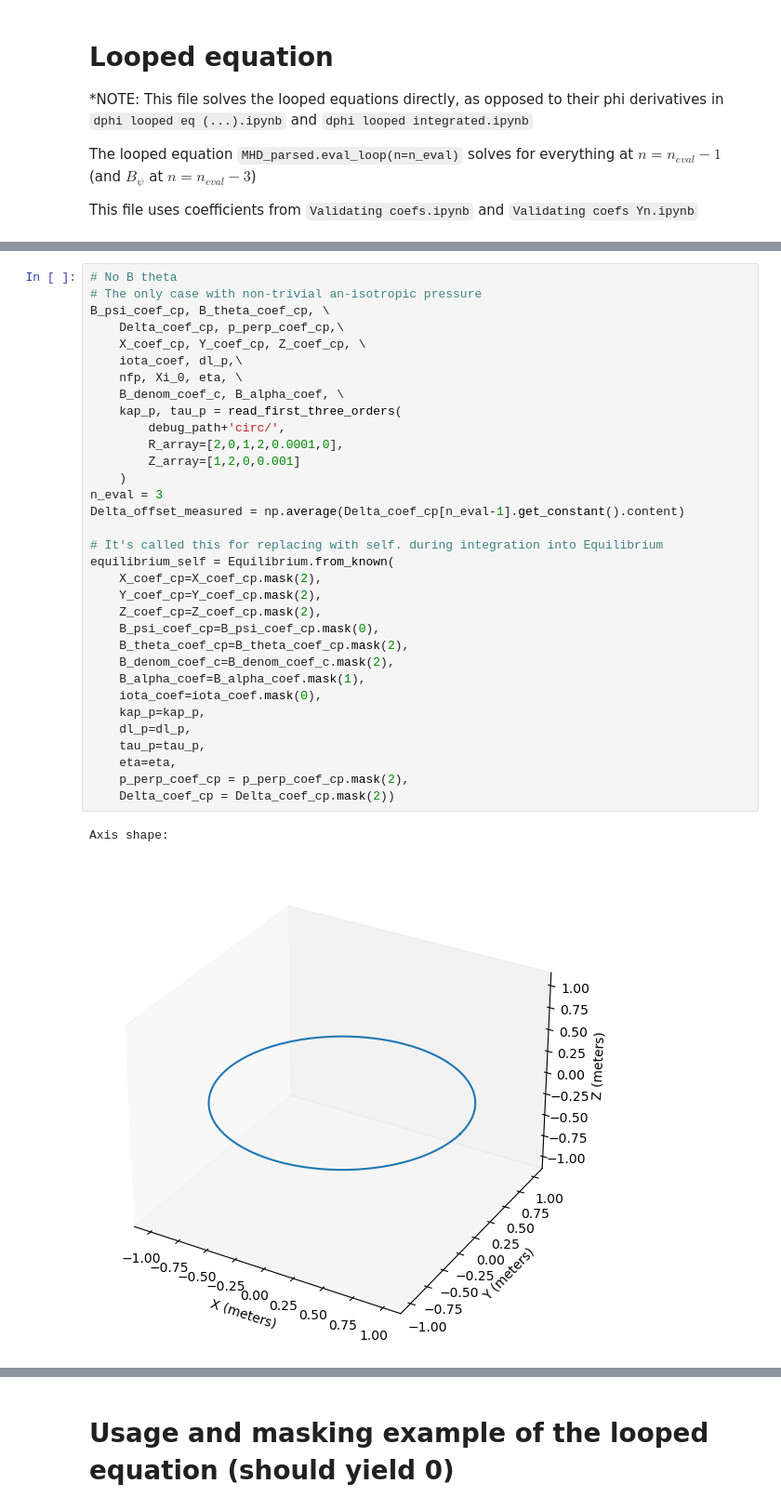
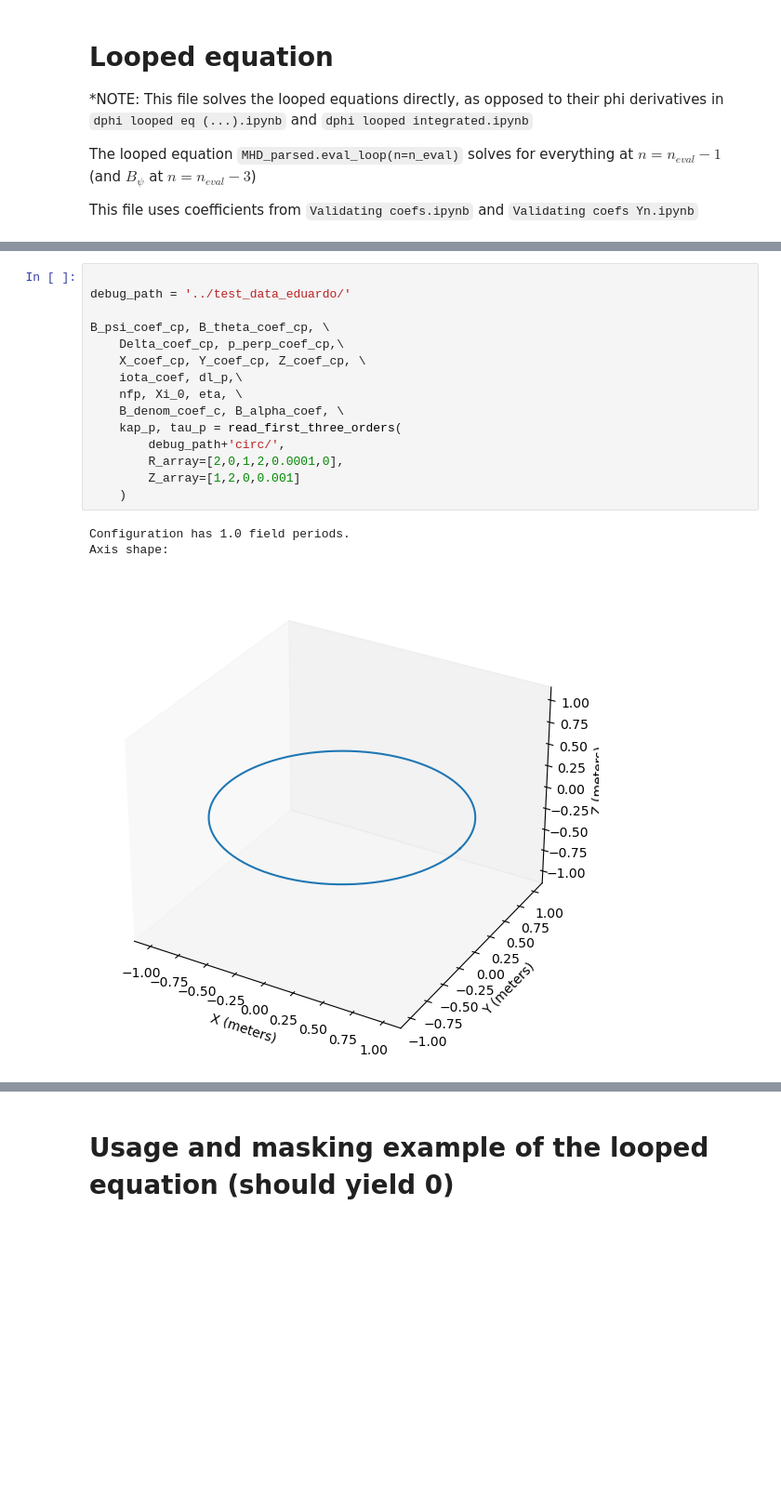
Before and after one commit to lankef/pyAQSC, a Jupyter notebook: examples/Looped even integrated.ipynb, the cells around one changed output, grey strips where cells are left out. Shown at 93% size. Saved outputs shown, nothing was run; the diff lists cells and outputs as text; blank space fills up the shorter version.

Commit message:
fixing incomplete test data from eduardo

```diff
--- a/examples/Looped even integrated.ipynb
+++ b/examples/Looped even integrated.ipynb
@@ -33,36 +26,19 @@ Detected 16 CPU's. Setting n_jobs to #CPU/2.
 # %%
-# No B theta
-# The only case with non-trivial an-isotropic pressure
+
+debug_path = '../test_data_eduardo/'
+
 B_psi_coef_cp, B_theta_coef_cp, \
     Delta_coef_cp, p_perp_coef_cp,\
     X_coef_cp, Y_coef_cp, Z_coef_cp, \
     iota_coef, dl_p,\
     nfp, Xi_0, eta, \
     B_denom_coef_c, B_alpha_coef, \
     kap_p, tau_p = read_first_three_orders(
         debug_path+'circ/',
         R_array=[2,0,1,2,0.0001,0],
         Z_array=[1,2,0,0.001]
     )
-n_eval = 3
-Delta_offset_measured = np.average(Delta_coef_cp[n_eval-1].get_constant().content)
-
-# It's called this for replacing with self. during integration into Equilibrium
-equilibrium_self = Equilibrium.from_known(
-    X_coef_cp=X_coef_cp.mask(2),
-    Y_coef_cp=Y_coef_cp.mask(2),
-    Z_coef_cp=Z_coef_cp.mask(2),
-    B_psi_coef_cp=B_psi_coef_cp.mask(0),
-    B_theta_coef_cp=B_theta_coef_cp.mask(2),
-    B_denom_coef_c=B_denom_coef_c.mask(2),
-    B_alpha_coef=B_alpha_coef.mask(1),
-    iota_coef=iota_coef.mask(0),
-    kap_p=kap_p,
-    dl_p=dl_p,
-    tau_p=tau_p,
-    eta=eta,
-    p_perp_coef_cp = p_perp_coef_cp.mask(2),
-    Delta_coef_cp = Delta_coef_cp.mask(2))
 # %% [output]
+Configuration has 1.0 field periods.
 Axis shape:
-[figure, old version]
+[figure, new version]
```
Also changed, not shown: parts of 14 cells of this notebook, 48 other files.
